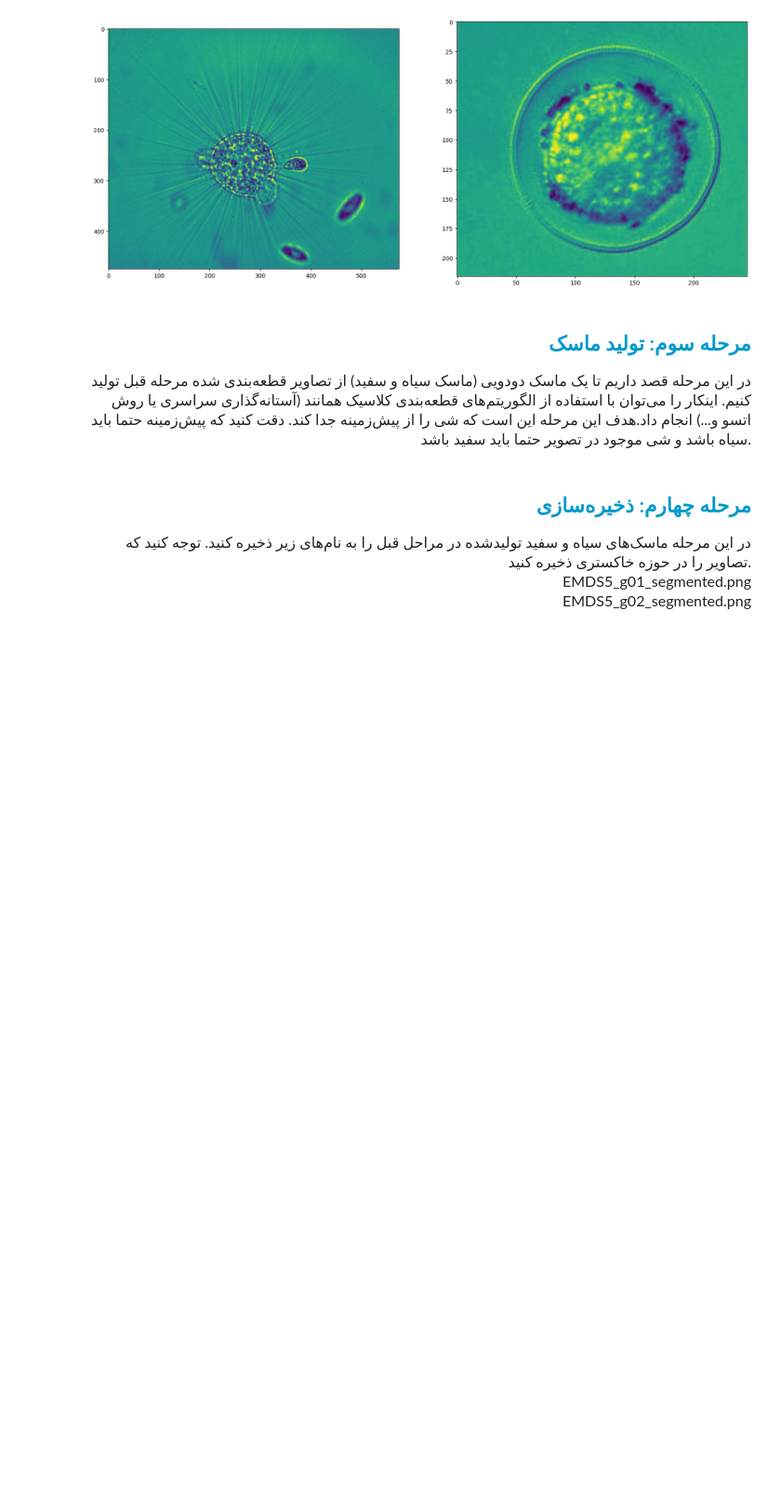
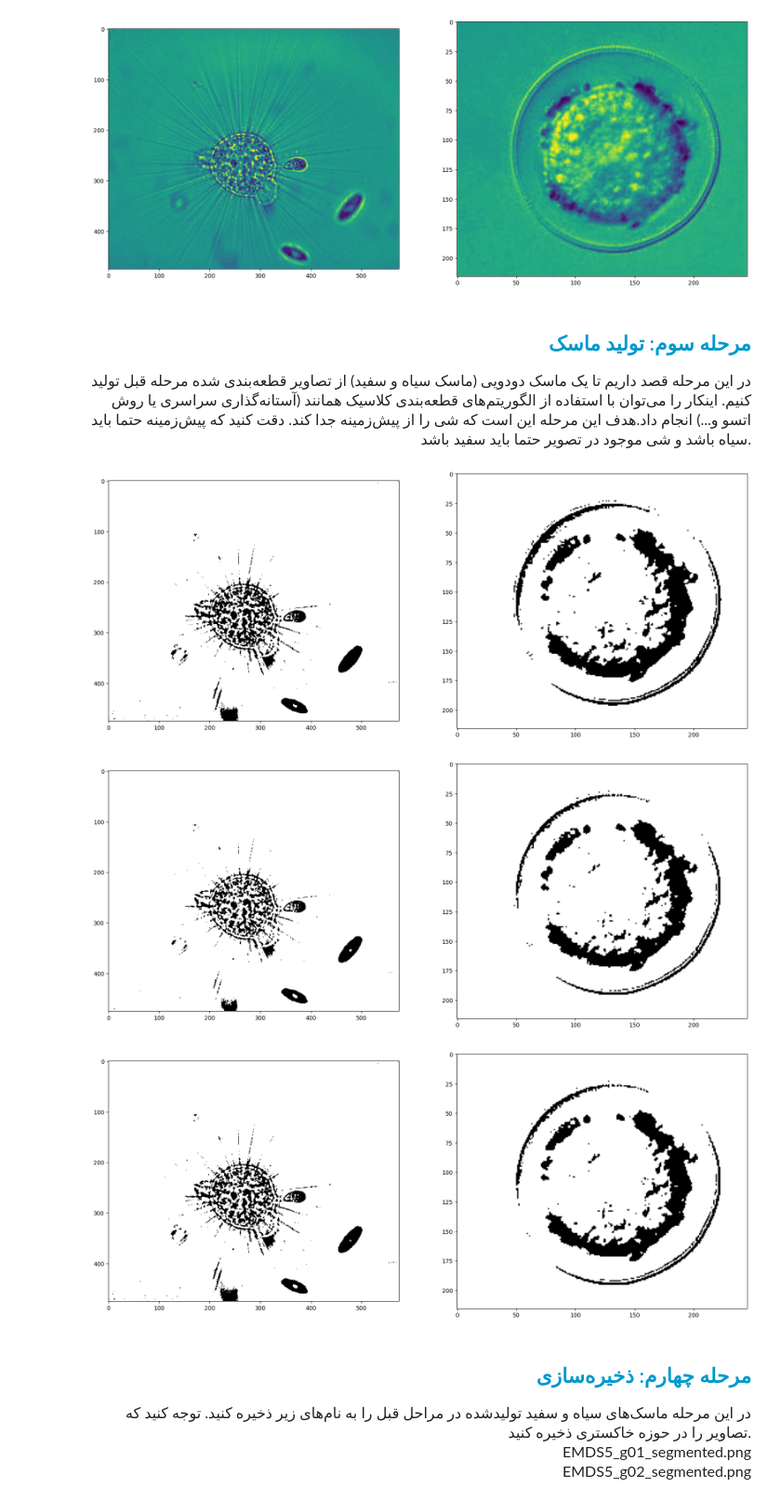
Before and after one commit to mahajialirezaei/image-processing-codes, a Jupyter notebook: Clustering-Segmentation-Microorganism/notebook.ipynb, the cells around one changed output. Shown at 93% size. Drawn from its saved outputs; the diff is of its cells as text; code cells hidden in the pictures; blank space fills up the shorter version.

Commit message:
creating mask otsu

```diff
--- a/Clustering-Segmentation-Microorganism/notebook.ipynb
+++ b/Clustering-Segmentation-Microorganism/notebook.ipynb
@@ -112,6 +112,22 @@ for k in clusters:
     در این مرحله قصد داریم تا یک ماسک دودویی (ماسک سیاه و سفید) از تصاویر قطعه‌بندی شده مرحله قبل تولید کنیم. اینکار را می‌توان با استفاده از الگوریتم‌های قطعه‌بندی کلاسیک همانند (آستانه‌گذاری سراسری یا روش اتسو و...) انجام داد.هدف این مرحله این است که شی را از پیش‌زمینه جدا کند. دقت کنید که پیش‌زمینه حتما باید سیاه باشد و شی موجود در تصویر حتما باید سفید باشد.
 </font>
 </p>
+# %%
+final_img1 = []
+final_img2 = []
+for seg1, seg2 in zip(images1, images2):
+    otsu_1, image_seg1 = cv2.threshold(seg1, 0, 255, cv2.THRESH_OTSU+ cv2.THRESH_BINARY)
+    otsu_2, image_seg2 = cv2.threshold(seg2, 0, 255, cv2.THRESH_OTSU+ cv2.THRESH_BINARY)
+    fig, ax = plt.subplots(1, 2, figsize=(20, 10))
+    ax[0].imshow(image_seg1, cmap = 'gray')
+    ax[1].imshow(image_seg2, cmap = 'gray')
+    final_img1 += [image_seg1]
+    final_img2 += [image_seg2]
+    plt.show()
+# %% [output]
+[figure, added]
+[figure, added]
+[figure, added]
 # %% [markdown]
 <h2 align=right style="line-height:200%;font-family:vazir;color:#0099cc">
 <font face="vazir" color="#0099cc">
```
